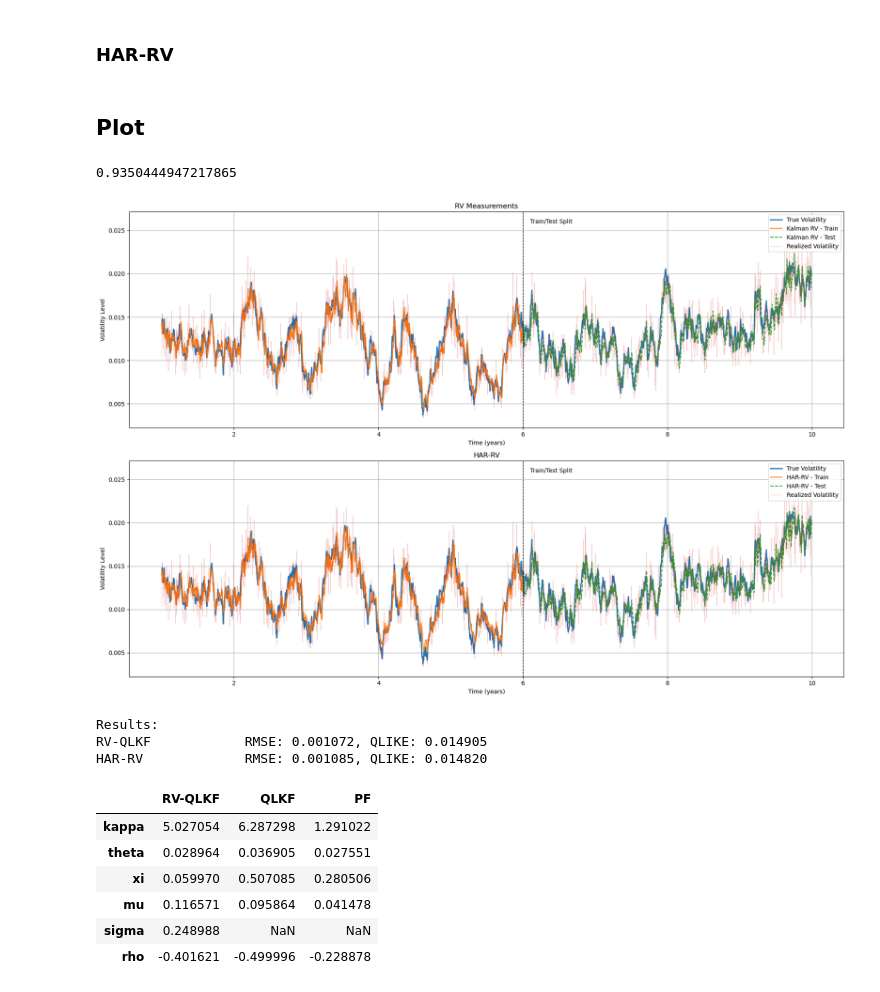
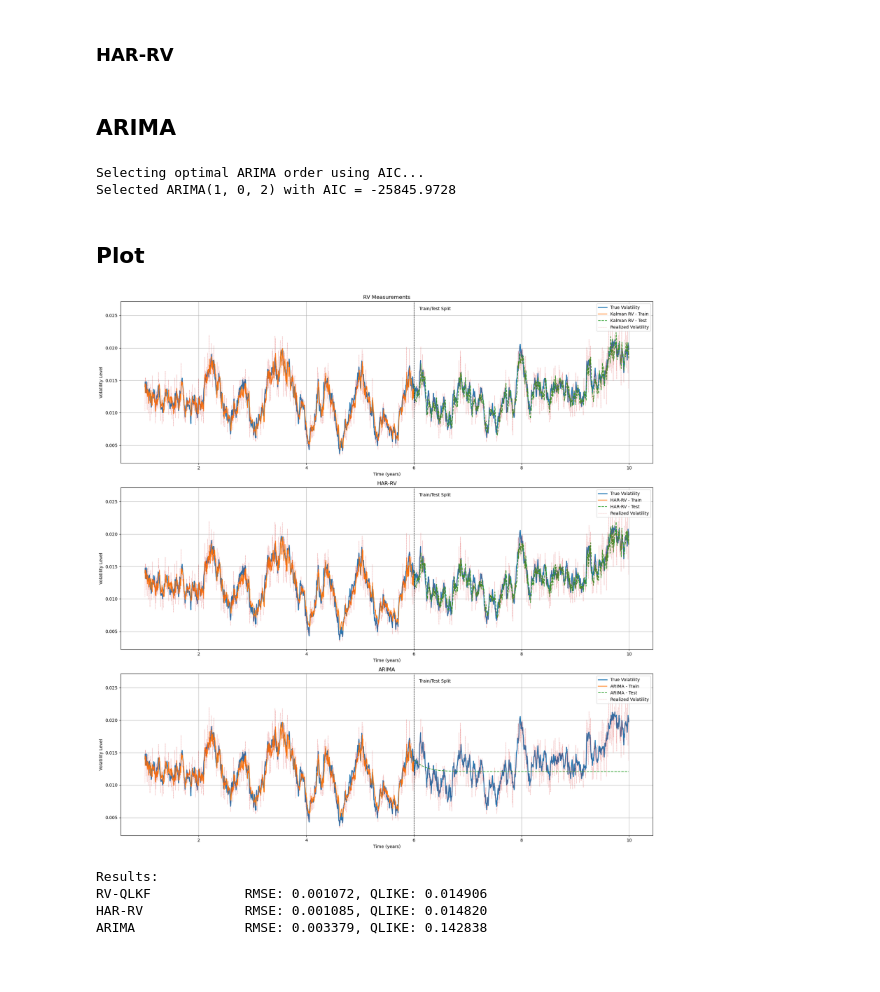
Before and after one commit to HyunminHong/Kalman-Heston-Filter, a Jupyter notebook: simulation_studies-rv/Sim_base.ipynb, the cells around one changed output. Saved outputs shown, nothing was run; the diff lists cells and outputs as text; code cells hidden in the pictures; blank space fills up the shorter version.

```diff
--- a/simulation_studies-rv/Sim_base.ipynb
+++ b/simulation_studies-rv/Sim_base.ipynb
@@ -183,3 +191,5 @@ def har_rv_forecast(train_RV, test_RV):
     return np.array(forecasts), np.array(fitted_values), params_dict, results
 # %%
 pred_HAR, fit_HAR, params_HAR, results_HAR = har_rv_forecast(train_RV, test_RV)
+# %% [markdown]
+## ARIMA
@@ -186,30 +326,31 @@ pred_HAR, fit_HAR, params_HAR, results_HAR = har_rv_forecast(train_RV, test_RV)
+# %%
+pred_ARIMA, fit_ARIMA, params_ARIMA, results_ARIMA = arima_rv_forecast(train_RV, test_RV)
+# %% [output]
+Selecting optimal ARIMA order using AIC...
+Selected ARIMA(1, 0, 2) with AIC = -25845.9728
 # %% [markdown]
 ## Plot
-# %%
-params_HAR['x1'] + params_HAR['x5'] + params_HAR['x21']
-# %% [output]
-0.9350444947217865
 # %%
 v_item = 'V_pred'
 
-titles_all = ["RV Measurements", "HAR-RV"]
-labels_all = ["Kalman RV", "HAR-RV"]
-train_all = [train_result_rv[v_item], fit_HAR]
-test_all = [test_result_rv[v_item], pred_HAR]
+titles_all = ["RV Measurements", "HAR-RV", "ARIMA"]
+labels_all = ["Kalman RV", "HAR-RV", "ARIMA"]
+train_all = [train_result_rv[v_item], fit_HAR, fit_ARIMA]
+test_all = [test_result_rv[v_item], pred_HAR, pred_ARIMA]
 
 Utility.plot_all_filters(
     titles=titles_all,
     labels=labels_all,
     train_filtered_list=train_all,
     test_filtered_list=test_all,
     daily_true_V=daily_true_V,
     daily_RV=daily_RV,
     daily_returns=daily_returns,
     split_index=split_index,
     burnin=252
 )
 # %% [output]
-[figure, old version]
+[figure, new version]
 # %%
 def qlike_loss(true_var, pred_var):
     y = np.asarray(true_var)
@@ -219,7 +360,7 @@ def qlike_loss(true_var, pred_var):
     ratio = y / (h + eps)
     return np.mean(ratio - np.log(ratio) - 1)
 
-model_names = ['RV-QLKF', 'HAR-RV']
+model_names = ['RV-QLKF', 'HAR-RV', 'ARIMA']
 true_variances   = daily_true_V[split_index:]
 true_volatilities = np.sqrt(true_variances)
 
@@ -238,41 +379,6 @@ for name in model_names:
           f"QLIKE: {qlike_scores[name]:.6f}")
 # %% [output]
 Results:
-RV-QLKF            RMSE: 0.001072, QLIKE: 0.014905
+RV-QLKF            RMSE: 0.001072, QLIKE: 0.014906
 HAR-RV             RMSE: 0.001085, QLIKE: 0.014820
+ARIMA              RMSE: 0.003379, QLIKE: 0.142838
-# %%
-data = {}
-
-data['RV-QLKF'] = dict(zip(
-    ['kappa', 'theta', 'xi', 'mu', 'sigma', 'rho'],
-    [*(params_opt_both_corr[:-1] * 252), params_opt_both_corr[-1]]
-))
-
-data['QLKF'] = dict(zip(
-    ['kappa', 'theta', 'xi', 'mu', 'rho'],
-    [*(params_opt_returns_corr[:-1] * 252), params_opt_returns_corr[-1]]
-))
-data['QLKF']['sigma'] = np.nan
-
-pf_vals = estimated_param[:, -1]
-data['PF'] = {
-    'kappa': pf_vals[1],
-    'theta': pf_vals[2],
-    'xi':    pf_vals[3],
-    'mu':    pf_vals[0],
-    'rho':   pf_vals[4],
-    'sigma': np.nan
-}
-
-cols = ['kappa', 'theta', 'xi', 'mu', 'sigma', 'rho']
-df_params = pd.DataFrame.from_dict(data, orient='index')[cols]
-
-df_params.T
-# %% [output]
-|  | RV-QLKF | QLKF | PF |
-| kappa | 5.027054 | 6.287298 | 1.291022 |
-| theta | 0.028964 | 0.036905 | 0.027551 |
-| xi | 0.059970 | 0.507085 | 0.280506 |
-| mu | 0.116571 | 0.095864 | 0.041478 |
-| sigma | 0.248988 | NaN | NaN |
-| rho | -0.401621 | -0.499996 | -0.228878 |
```
Also changed, not shown: parts of 9 cells of this notebook, 2 other files.
